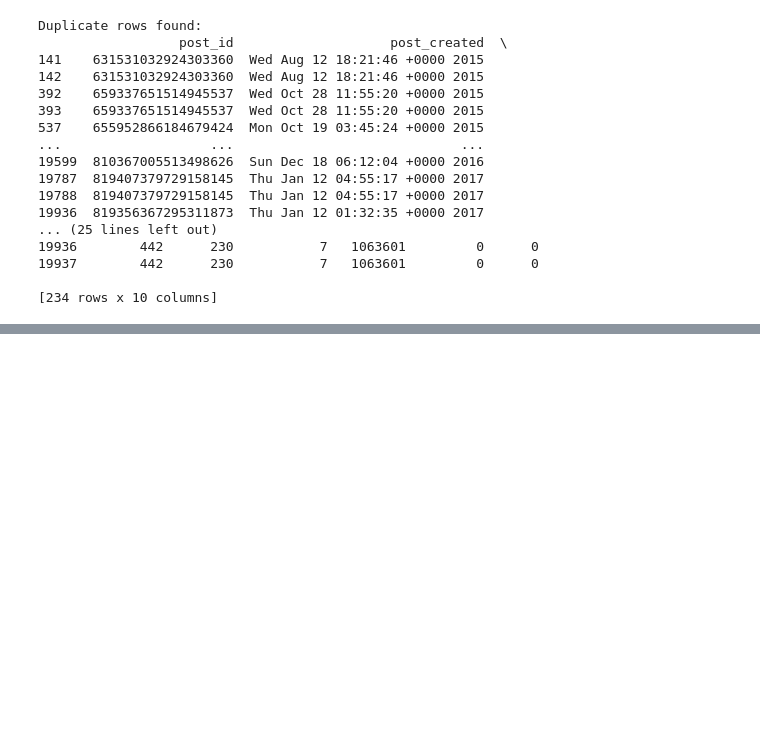
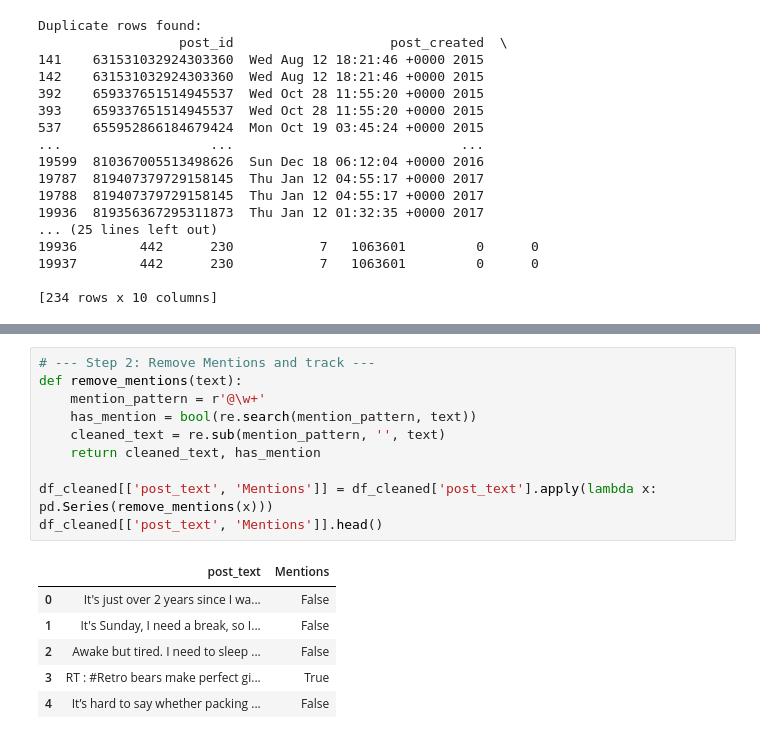
Before and after one commit to thunder121x/Social-Media-Emotion-Analysis-Framework, a Jupyter notebook: main.ipynb, the cells around one changed output, grey strips where cells are left out. Saved outputs shown, nothing was run; the diff lists cells and outputs as text; blank space fills up the shorter version.

```diff
--- a/main.ipynb
+++ b/main.ipynb
@@ -77,0 +127,17 @@ Duplicate rows found:
+# %%
+# --- Step 2: Remove Mentions and track ---
+def remove_mentions(text):
+    mention_pattern = r'@\w+'
+    has_mention = bool(re.search(mention_pattern, text))
+    cleaned_text = re.sub(mention_pattern, '', text)
+    return cleaned_text, has_mention
+
+df_cleaned[['post_text', 'Mentions']] = df_cleaned['post_text'].apply(lambda x: pd.Series(remove_mentions(x)))
+df_cleaned[['post_text', 'Mentions']].head()
+# %% [output]
+|  | post_text | Mentions |
+| 0 | It's just over 2 years since I wa... | False |
+| 1 | It's Sunday, I need a break, so I... | False |
+| 2 | Awake but tired. I need to sleep ... | False |
+| 3 | RT : #Retro bears make perfect gi... | True |
+| 4 | It’s hard to say whether packing ... | False |
```
Also changed, not shown: parts of 9 cells of this notebook, 1 other file.
